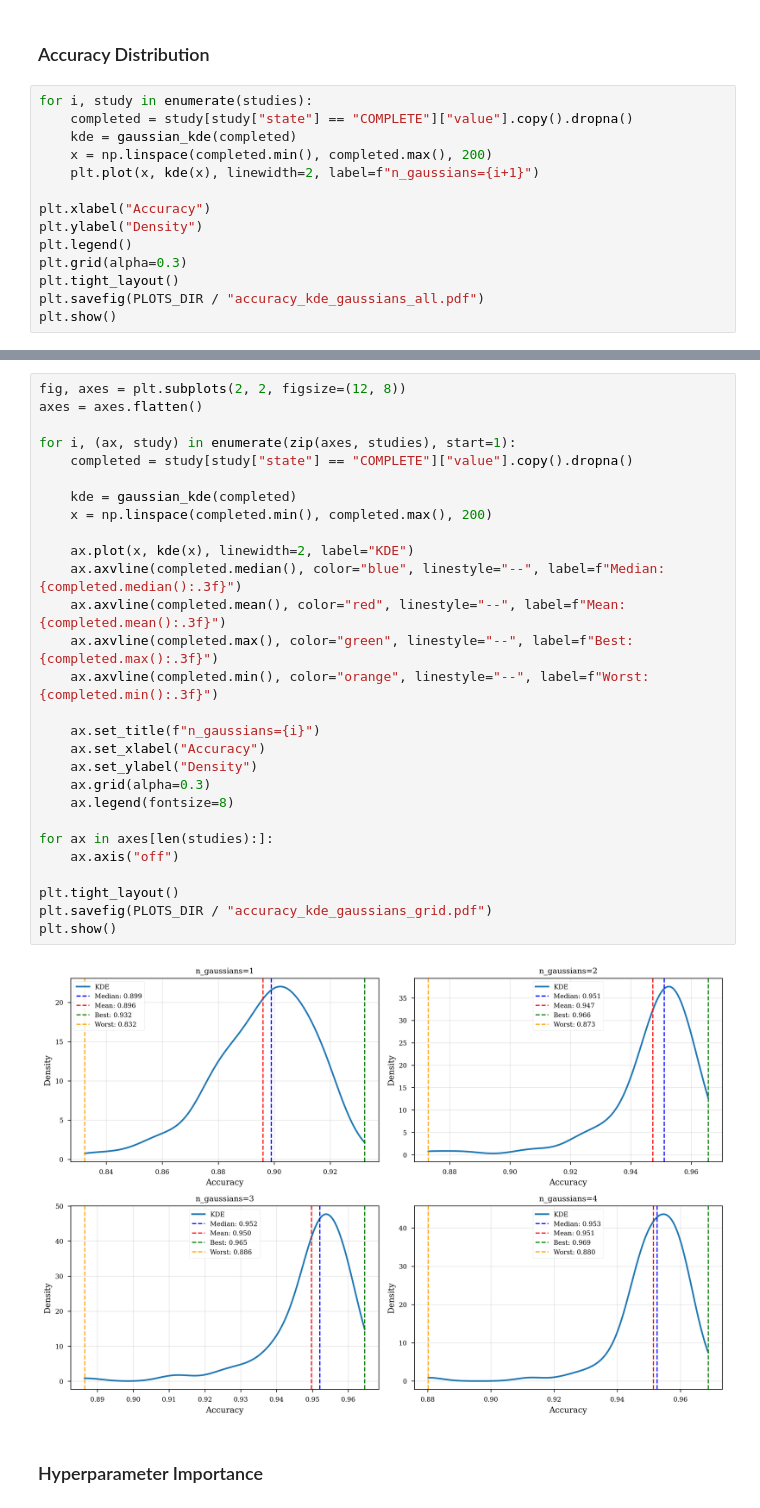
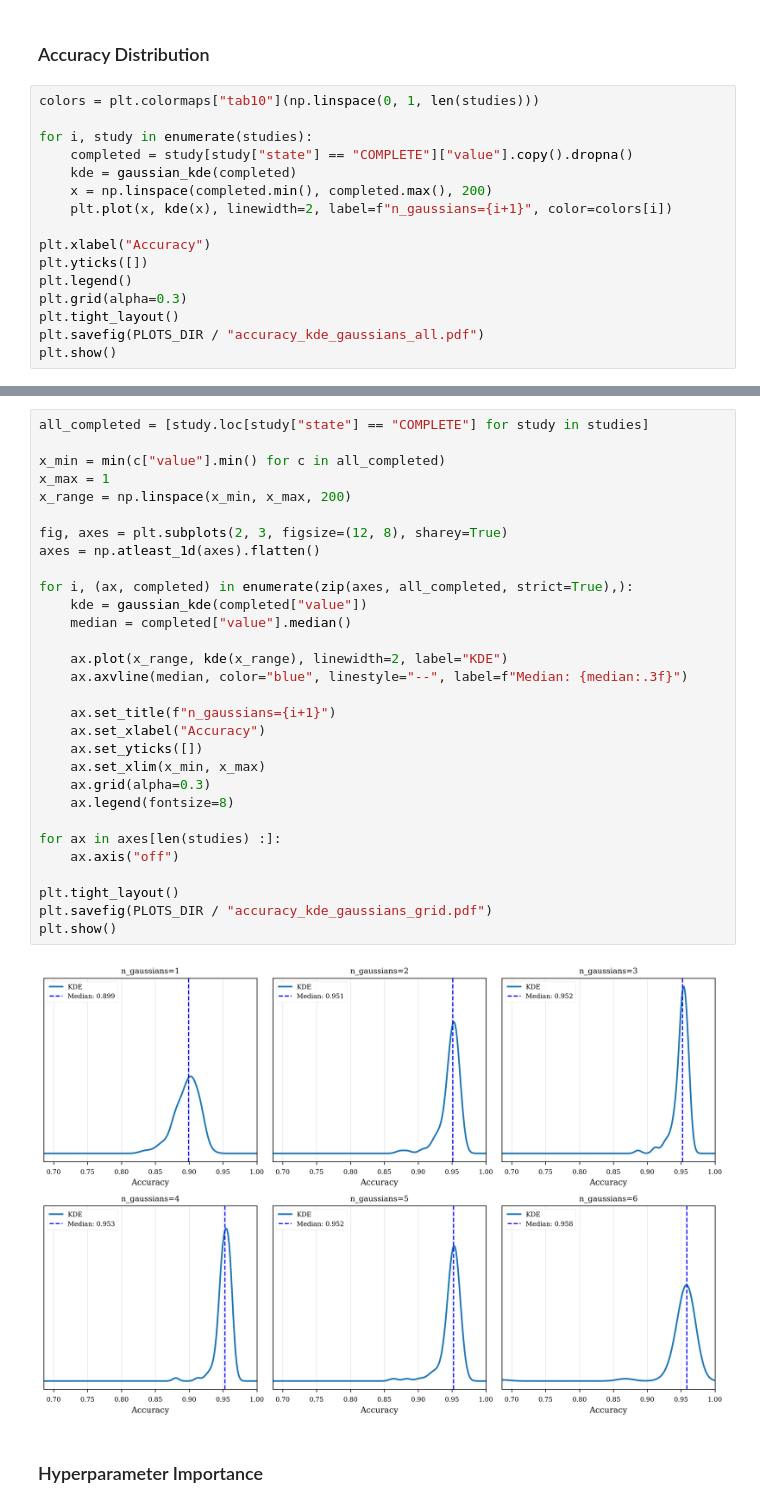
Before and after one commit to LucaCtt/csi-vae, a Jupyter notebook: notebooks/optuna_studies_analysis.ipynb, the cells around one changed output, grey strips where cells are left out. Drawn from its saved outputs; the diff is of its cells as text.

Commit message:
feat: Add l5 and l6 studies

```diff
--- a/notebooks/optuna_studies_analysis.ipynb
+++ b/notebooks/optuna_studies_analysis.ipynb
@@ -88,14 +93,16 @@ plt.show()
 # %% [markdown]
 ### Accuracy Distribution
 # %%
+colors = plt.colormaps["tab10"](np.linspace(0, 1, len(studies)))
+
 for i, study in enumerate(studies):
     completed = study[study["state"] == "COMPLETE"]["value"].copy().dropna()
     kde = gaussian_kde(completed)
     x = np.linspace(completed.min(), completed.max(), 200)
-    plt.plot(x, kde(x), linewidth=2, label=f"n_gaussians={i+1}")
+    plt.plot(x, kde(x), linewidth=2, label=f"n_gaussians={i+1}", color=colors[i])
 
 plt.xlabel("Accuracy")
-plt.ylabel("Density")
+plt.yticks([])
 plt.legend()
 plt.grid(alpha=0.3)
 plt.tight_layout()
@@ -106,33 +113,35 @@ plt.show()
 # %%
-fig, axes = plt.subplots(2, 2, figsize=(12, 8))
-axes = axes.flatten()
+all_completed = [study.loc[study["state"] == "COMPLETE"] for study in studies]
 
-for i, (ax, study) in enumerate(zip(axes, studies), start=1):
-    completed = study[study["state"] == "COMPLETE"]["value"].copy().dropna()
+x_min = min(c["value"].min() for c in all_completed)
+x_max = 1
+x_range = np.linspace(x_min, x_max, 200)
 
-    kde = gaussian_kde(completed)
-    x = np.linspace(completed.min(), completed.max(), 200)
+fig, axes = plt.subplots(2, 3, figsize=(12, 8), sharey=True)
+axes = np.atleast_1d(axes).flatten()
 
-    ax.plot(x, kde(x), linewidth=2, label="KDE")
-    ax.axvline(completed.median(), color="blue", linestyle="--", label=f"Median: {completed.median():.3f}")
-    ax.axvline(completed.mean(), color="red", linestyle="--", label=f"Mean: {completed.mean():.3f}")
-    ax.axvline(completed.max(), color="green", linestyle="--", label=f"Best: {completed.max():.3f}")
-    ax.axvline(completed.min(), color="orange", linestyle="--", label=f"Worst: {completed.min():.3f}")
+for i, (ax, completed) in enumerate(zip(axes, all_completed, strict=True),):
+    kde = gaussian_kde(completed["value"])
+    median = completed["value"].median()
 
-    ax.set_title(f"n_gaussians={i}")
+    ax.plot(x_range, kde(x_range), linewidth=2, label="KDE")
+    ax.axvline(median, color="blue", linestyle="--", label=f"Median: {median:.3f}")
+
+    ax.set_title(f"n_gaussians={i+1}")
     ax.set_xlabel("Accuracy")
-    ax.set_ylabel("Density")
+    ax.set_yticks([])
+    ax.set_xlim(x_min, x_max)
     ax.grid(alpha=0.3)
     ax.legend(fontsize=8)
 
-for ax in axes[len(studies):]:
+for ax in axes[len(studies) :]:
     ax.axis("off")
 
 plt.tight_layout()
 plt.savefig(PLOTS_DIR / "accuracy_kde_gaussians_grid.pdf")
 plt.show()
 # %% [output]
-[figure, old version]
+[figure, new version]
 # %% [markdown]
 ### Hyperparameter Importance
 # %%
```
Also changed, not shown: parts of 6 cells of this notebook, 15 other files.
